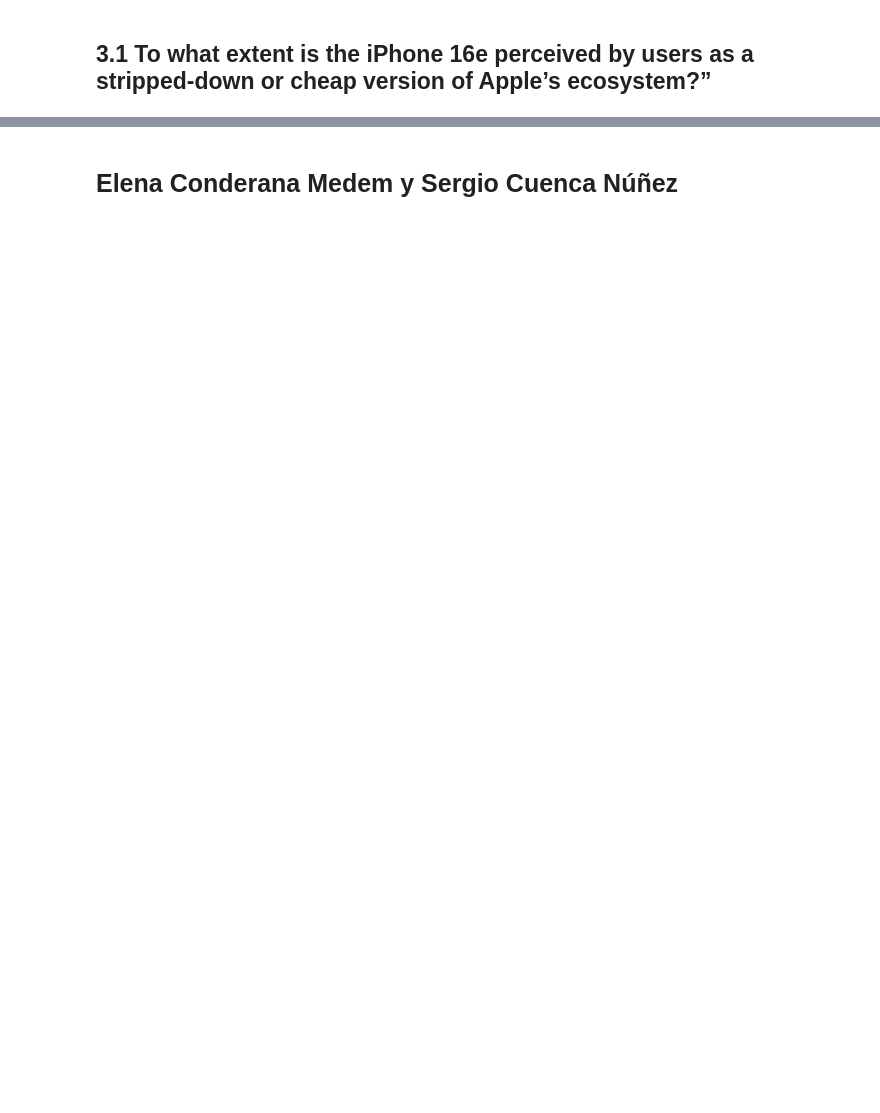
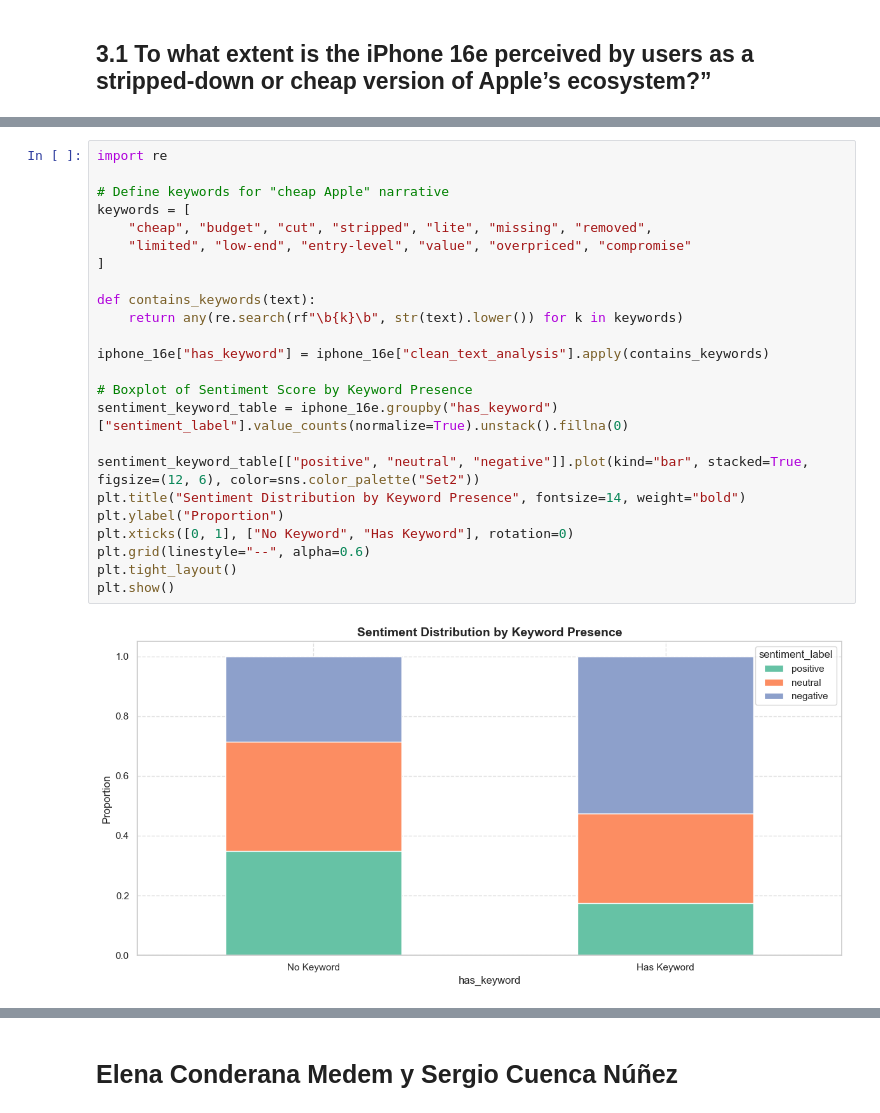
Before and after one commit to SergioCuencaNunez/asw-labs, a Jupyter notebook: project/project.ipynb, the cells around one changed output, grey strips where cells are left out. Saved outputs shown, nothing was run; the diff lists cells and outputs as text; blank space fills up the shorter version.

```diff
--- a/project/project.ipynb
+++ b/project/project.ipynb
@@ -959,0 +969,26 @@ Passing `palette` without assigning `hue` is deprecated and will be removed in v
+# %%
+import re
+
+# Define keywords for "cheap Apple" narrative
+keywords = [
+    "cheap", "budget", "cut", "stripped", "lite", "missing", "removed",
+    "limited", "low-end", "entry-level", "value", "overpriced", "compromise"
+]
+
+def contains_keywords(text):
+    return any(re.search(rf"\b{k}\b", str(text).lower()) for k in keywords)
+
+iphone_16e["has_keyword"] = iphone_16e["clean_text_analysis"].apply(contains_keywords)
+
+# Boxplot of Sentiment Score by Keyword Presence
+sentiment_keyword_table = iphone_16e.groupby("has_keyword")["sentiment_label"].value_counts(normalize=True).unstack().fillna(0)
+
+sentiment_keyword_table[["positive", "neutral", "negative"]].plot(kind="bar", stacked=True, figsize=(12, 6), color=sns.color_palette("Set2"))
+plt.title("Sentiment Distribution by Keyword Presence", fontsize=14, weight="bold")
+plt.ylabel("Proportion")
+plt.xticks([0, 1], ["No Keyword", "Has Keyword"], rotation=0)
+plt.grid(linestyle="--", alpha=0.6)
+plt.tight_layout()
+plt.show()
+# %% [output]
+[figure, added]
```
Also changed, not shown: parts of 8 cells of this notebook.
